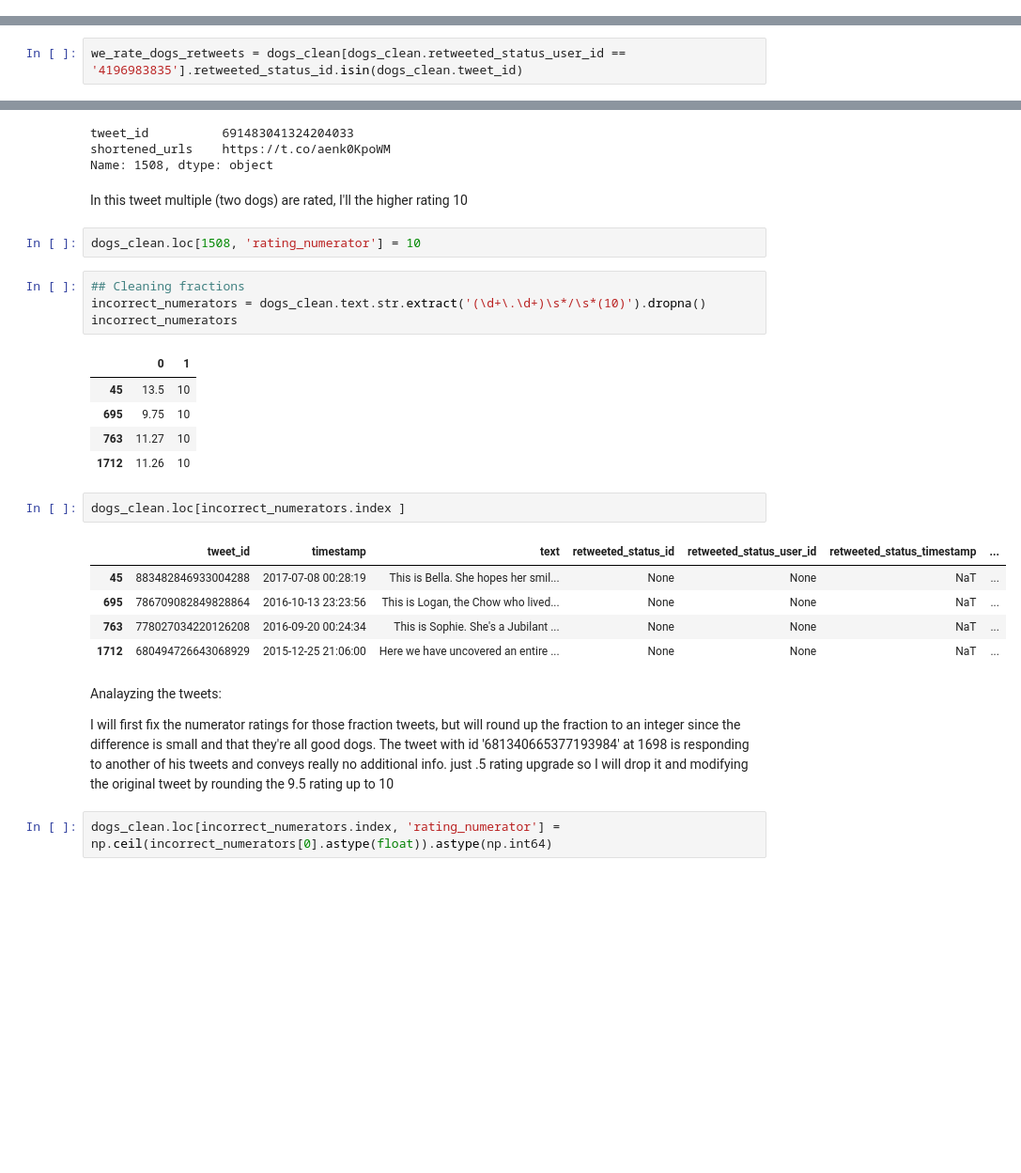
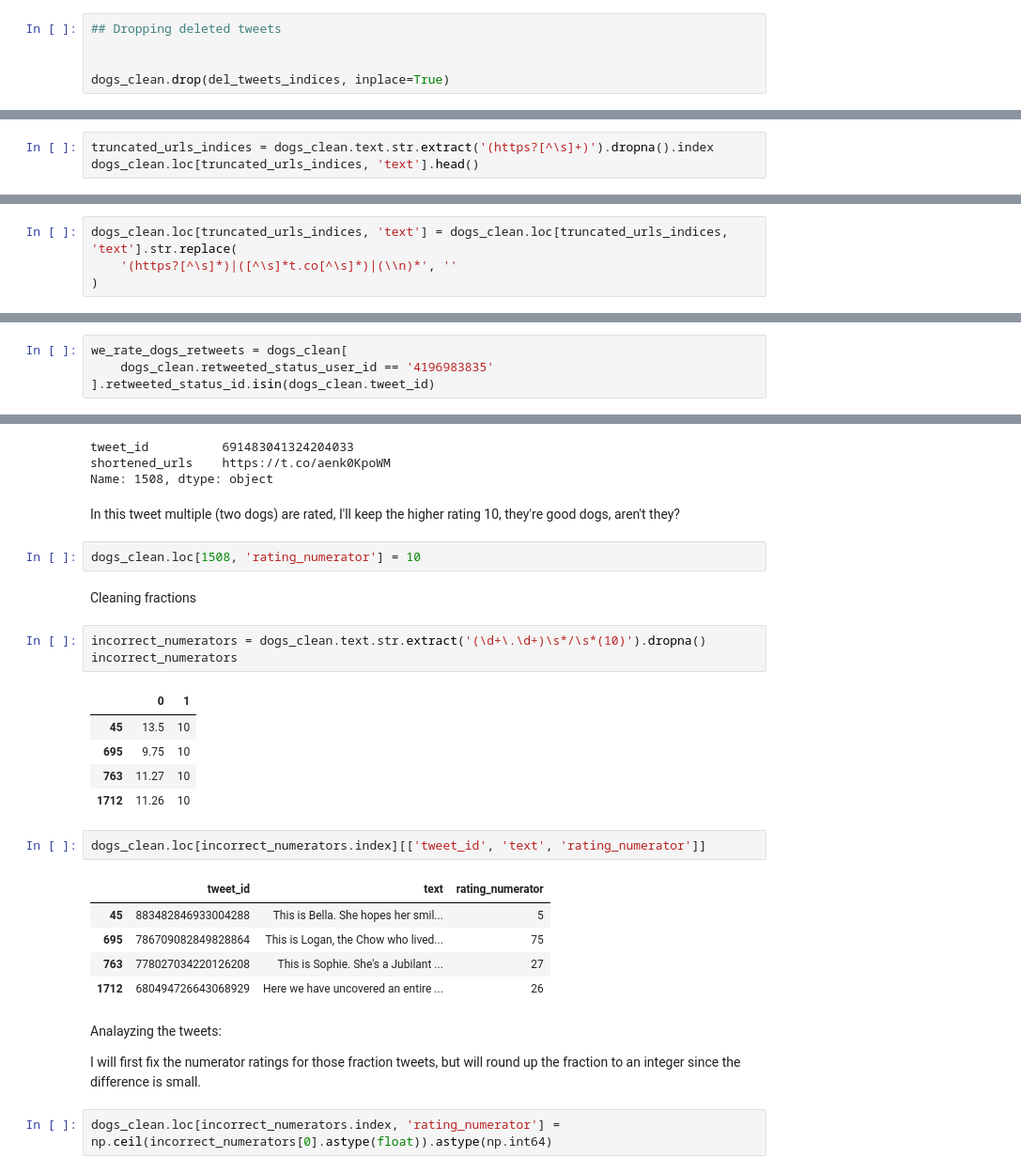
Before and after one commit to AbdelrahmanTorki/Wrangle-and-Analyze-Data, a Jupyter notebook: wrangle_act.ipynb, the cells around one changed output, grey strips where cells are left out. Shown: that part at 94% size. Saved outputs shown, nothing was run; the diff lists cells and outputs as text; blank space fills up the shorter version.

```diff
--- a/wrangle_act.ipynb
+++ b/wrangle_act.ipynb
@@ -539,0 +464,5 @@ dogs_clean.drop(get_index(dogs_clean, 'tweet_id', deleted_tweets_ids), inplace=T
+# %%
+## Dropping deleted tweets
+
+
+dogs_clean.drop(del_tweets_indices, inplace=True)
@@ -763,0 +686,3 @@ On the other hand, some of those null shortened_urls tweets do have expaned_urls
+# %%
+truncated_urls_indices = dogs_clean.text.str.extract('(https?[^\s]+)').dropna().index
+dogs_clean.loc[truncated_urls_indices, 'text'].head()
@@ -763,0 +696,4 @@ On the other hand, some of those null shortened_urls tweets do have expaned_urls
+# %%
+dogs_clean.loc[truncated_urls_indices, 'text'] = dogs_clean.loc[truncated_urls_indices, 'text'].str.replace(
+    '(https?[^\s]*)|([^\s]*t.co[^\s]*)|(\\n)*', ''
+)
@@ -968,7 +954,9 @@ First, I will drop retweets of his if those original tweets exist in the table (
 # %%
 pd.set_option('display.max_rows', 6)
 # %%
-we_rate_dogs_retweets = dogs_clean[dogs_clean.retweeted_status_user_id == '4196983835'].retweeted_status_id.isin(dogs_clean.tweet_id)
+we_rate_dogs_retweets = dogs_clean[
+    dogs_clean.retweeted_status_user_id == '4196983835'
+].retweeted_status_id.isin(dogs_clean.tweet_id)
 # %%
 we_rate_dogs_retweets
 # %% [output]
@@ -1363,11 +1341,12 @@ tweet_id          691483041324204033
 shortened_urls    https://t.co/aenk0KpoWM
 Name: 1508, dtype: object
 # %% [markdown]
-In this tweet multiple (two dogs) are rated, I'll the higher rating 10
+In this tweet multiple (two dogs) are rated, I'll keep the higher rating 10, they're good dogs, aren't they?
 # %%
 dogs_clean.loc[1508, 'rating_numerator'] = 10
+# %% [markdown]
+Cleaning fractions
 # %%
-## Cleaning fractions
 incorrect_numerators = dogs_clean.text.str.extract('(\d+\.\d+)\s*/\s*(10)').dropna()
 incorrect_numerators
 # %% [output]
@@ -1377,18 +1356,17 @@ incorrect_numerators
 | 763 | 11.27 | 10 |
 | 1712 | 11.26 | 10 |
 # %%
-dogs_clean.loc[incorrect_numerators.index ]
+dogs_clean.loc[incorrect_numerators.index][['tweet_id', 'text', 'rating_numerator']]
 # %% [output]
-|  | tweet_id | timestamp | text | retweeted_status_id | retweeted_status_user_id | retweeted_status_timestamp | ... |
-| 45 | 883482846933004288 | 2017-07-08 00:28:19 | This is Bella. She hopes her smil... | None | None | NaT | ... |
-| 695 | 786709082849828864 | 2016-10-13 23:23:56 | This is Logan, the Chow who lived... | None | None | NaT | ... |
-| 763 | 778027034220126208 | 2016-09-20 00:24:34 | This is Sophie. She's a Jubilant ... | None | None | NaT | ... |
-| 1712 | 680494726643068929 | 2015-12-25 21:06:00 | Here we have uncovered an entire ... | None | None | NaT | ... |
+|  | tweet_id | text | rating_numerator |
+| 45 | 883482846933004288 | This is Bella. She hopes her smil... | 5 |
+| 695 | 786709082849828864 | This is Logan, the Chow who lived... | 75 |
+| 763 | 778027034220126208 | This is Sophie. She's a Jubilant ... | 27 |
+| 1712 | 680494726643068929 | Here we have uncovered an entire ... | 26 |
 # %% [markdown]
 Analayzing the tweets:
 
-I will first fix the numerator ratings for those fraction tweets, but will round up the fraction to an integer since the difference is small and that they're all good dogs.
-The tweet with id '681340665377193984' at 1698 is responding to another of his tweets and conveys really no additional info. just .5 rating upgrade so I will drop it and modifying the original tweet by rounding the 9.5 rating up to 10
+I will first fix the numerator ratings for those fraction tweets, but will round up the fraction to an integer since the difference is small.
 # %%
 dogs_clean.loc[incorrect_numerators.index, 'rating_numerator'] = np.ceil(incorrect_numerators[0].astype(float)).astype(np.int64)
 # %% [markdown]
```
Also changed, not shown: parts of 198 cells of this notebook.
